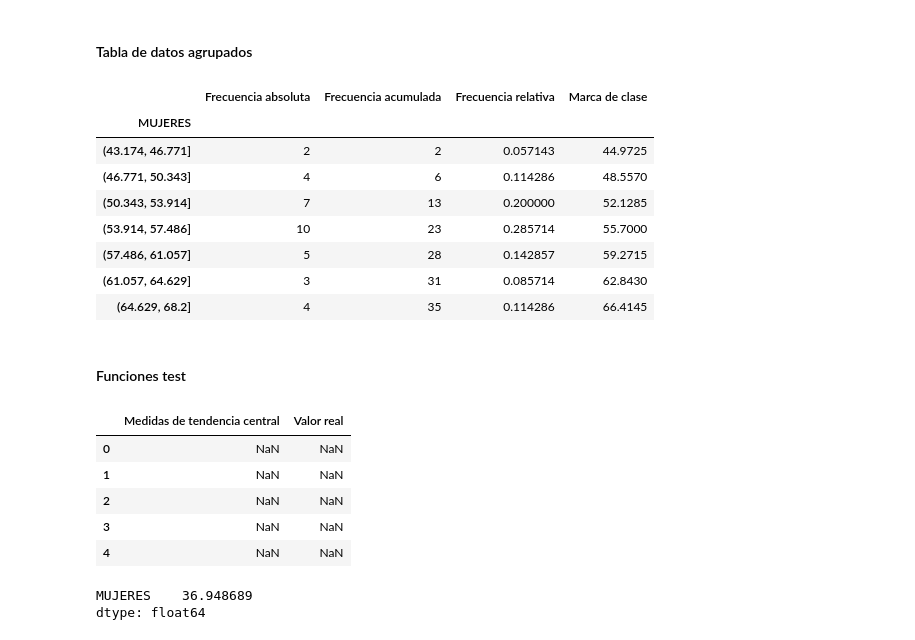
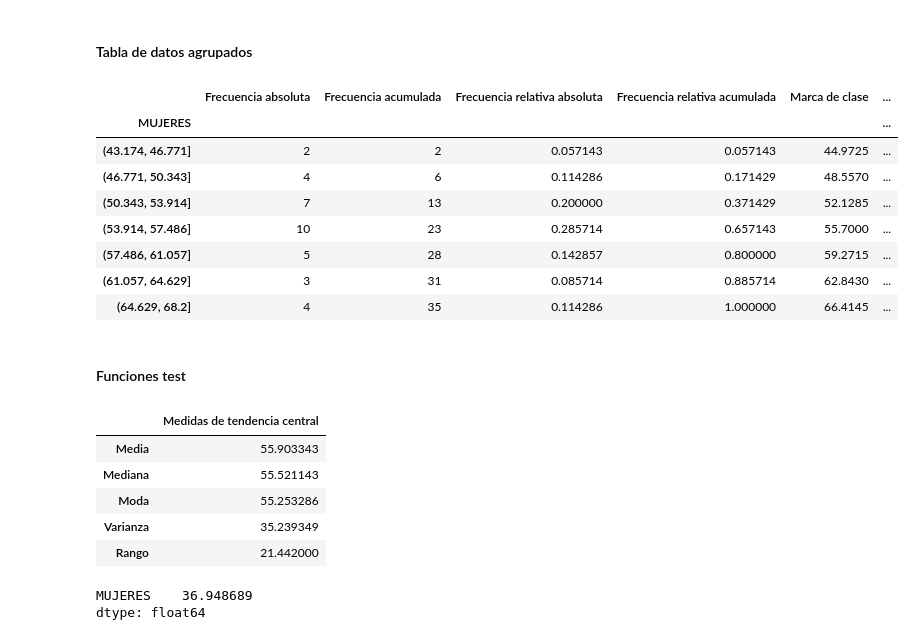
Before and after one commit to SandovalAguilar/grouped-distribution-table, a Jupyter notebook: codigo/pia.ipynb, the cells around one changed output. Cells and saved outputs as stored; diff of their text form; code cells hidden in the pictures.

```diff
--- a/codigo/pia.ipynb
+++ b/codigo/pia.ipynb
@@ -167,53 +156,49 @@ for i in tabla_frecuencias.index:
 
 # Columnas: f. acumulada y f. relativa
 tabla_frecuencias['Frecuencia acumulada'] = frecuencia_acumulada
-tabla_frecuencias['Frecuencia relativa'] = tabla_frecuencias['Frecuencia absoluta'] / n
+tabla_frecuencias['Frecuencia relativa absoluta'] = tabla_frecuencias['Frecuencia absoluta'] / n
 
 # Arreglo de intervalos
 # "[0-9]+.[0-9]+, [0-9]+.[0-9]+"gm
 intervalos_str = []
 intervalos_float = []
 marca_clase = []
 
 clases_lista = clases.index
 
 for i in clases_lista:
     matched = re.search("[0-9]+.[0-9]+, [0-9]+.[0-9]+", str(i))
     intervalos_str.append(matched.group())
 
 for i in intervalos_str:
     intervalos_float.append(i.split(', '))
 
 for i in intervalos_float:
     for j in i:
         j = float(j)
 
 intervalos_float = np.array(intervalos_float, dtype = float)
 
 for i in intervalos_float:
     marca_clase.append(np.sum(i) / 2)
 
+# Columna: frecuencia acumulada relativa
+tabla_frecuencias['Frecuencia relativa acumulada'] = tabla_frecuencias['Frecuencia acumulada'] / n
+
 # Columna: marca de clase
 tabla_frecuencias['Marca de clase'] = marca_clase
 
-# Columna: x_i * f_i
-# tabla_frecuencias['x_i * f_i'] = tabla_frecuencias['Marca de clase'] * tabla_frecuencias['Frecuencia absoluta']
-
-# Columna: (x_i - u)^2
-'''
-sum_xifi = float(tabla_frecuencias['x_i * f_i'].sum())
-media_agrupada = media_agrupada(sum_xifi, n)
-tabla_frecuencias['(x_i - \mu)^2 * f_i'] = ((tabla_frecuencias['Marca de clase'] - media_agrupada) ** 2) * tabla_frecuencias['Frecuencia absoluta']
-'''
+# Columna: porcentaje
+tabla_frecuencias['Porcentaje'] = tabla_frecuencias['Frecuencia relativa absoluta'] * 100
 
 tabla_frecuencias
 # %% [output]
-|  | Frecuencia absoluta | Frecuencia acumulada | Frecuencia relativa | Marca de clase |
-| MUJERES |  |  |  |  |
-| (43.174, 46.771] | 2 | 2 | 0.057143 | 44.9725 |
-| (46.771, 50.343] | 4 | 6 | 0.114286 | 48.5570 |
-| (50.343, 53.914] | 7 | 13 | 0.200000 | 52.1285 |
-| (53.914, 57.486] | 10 | 23 | 0.285714 | 55.7000 |
-| (57.486, 61.057] | 5 | 28 | 0.142857 | 59.2715 |
-| (61.057, 64.629] | 3 | 31 | 0.085714 | 62.8430 |
-| (64.629, 68.2] | 4 | 35 | 0.114286 | 66.4145 |
+|  | Frecuencia absoluta | Frecuencia acumulada | Frecuencia relativa absoluta | Frecuencia relativa acumulada | Marca de clase | ... |
+| MUJERES |  |  |  |  |  | ... |
+| (43.174, 46.771] | 2 | 2 | 0.057143 | 0.057143 | 44.9725 | ... |
+| (46.771, 50.343] | 4 | 6 | 0.114286 | 0.171429 | 48.5570 | ... |
+| (50.343, 53.914] | 7 | 13 | 0.200000 | 0.371429 | 52.1285 | ... |
+| (53.914, 57.486] | 10 | 23 | 0.285714 | 0.657143 | 55.7000 | ... |
+| (57.486, 61.057] | 5 | 28 | 0.142857 | 0.800000 | 59.2715 | ... |
+| (61.057, 64.629] | 3 | 31 | 0.085714 | 0.885714 | 62.8430 | ... |
+| (64.629, 68.2] | 4 | 35 | 0.114286 | 1.000000 | 66.4145 | ... |
@@ -228,20 +215,19 @@ mediana_agrupada = mediana_agrupada(mediana_clase, amplitud, tabla_frecuencias,
 media_agrupada = media_agrupada(tabla_frecuencias, n)
 varianza_agrupada = varianza_agrupada(tabla_frecuencias, n, media_agrupada)
 medidas_arreglo = [media_agrupada, float(mediana_agrupada), float(moda_agrupada), varianza_agrupada, rango_agrupado]
-python_arreglo = [df['MUJERES'].mean(), df['MUJERES'].median(), df['MUJERES'].mode().iloc[0], df['MUJERES'].var(ddof = 1), 0]
+#python_arreglo = [df.columns[0].mean(), df.columns[0].median(), df.columns[0].mode().iloc[0], df.columns[0].var(ddof = 1), 0]
 
+medidas_funciones = pd.DataFrame(medidas_arreglo, columns = ['Medidas de tendencia central'], index = ['Media', 'Mediana', 'Moda', 'Varianza', 'Rango'])
+#medidas_python = pd.DataFrame(python_arreglo, columns = ['Valor real'])
 
-medidas_funciones = pd.DataFrame(medidas_arreglo, columns = ['Medidas de tendencia central'])
-medidas_python = pd.DataFrame(python_arreglo, columns = ['Valor real'])
-
-tabla_comparativa
+medidas_funciones
 # %% [output]
-|  | Medidas de tendencia central | Valor real |
-| 0 | NaN | NaN |
-| 1 | NaN | NaN |
-| 2 | NaN | NaN |
-| 3 | NaN | NaN |
-| 4 | NaN | NaN |
+|  | Medidas de tendencia central |
+| Media | 55.903343 |
+| Mediana | 55.521143 |
+| Moda | 55.253286 |
+| Varianza | 35.239349 |
+| Rango | 21.442000 |
 # %%
 df.var(ddof = 1)
 # %% [output]
```
Also changed, not shown: parts of 4 cells of this notebook, 7 other files.
